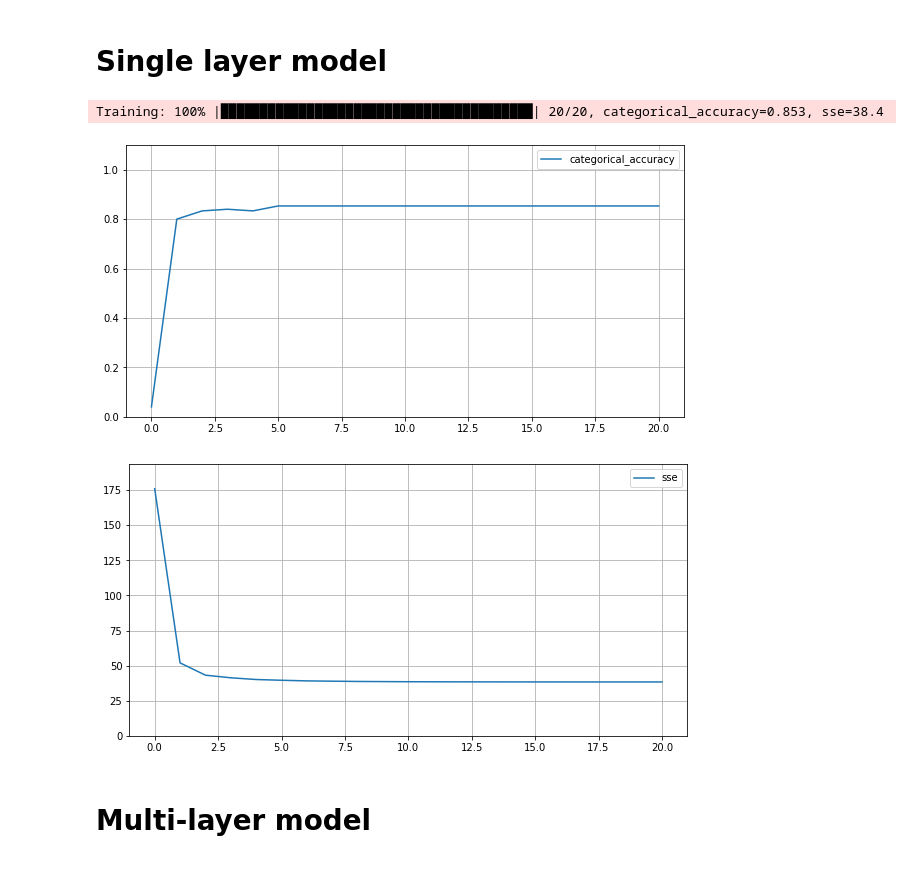
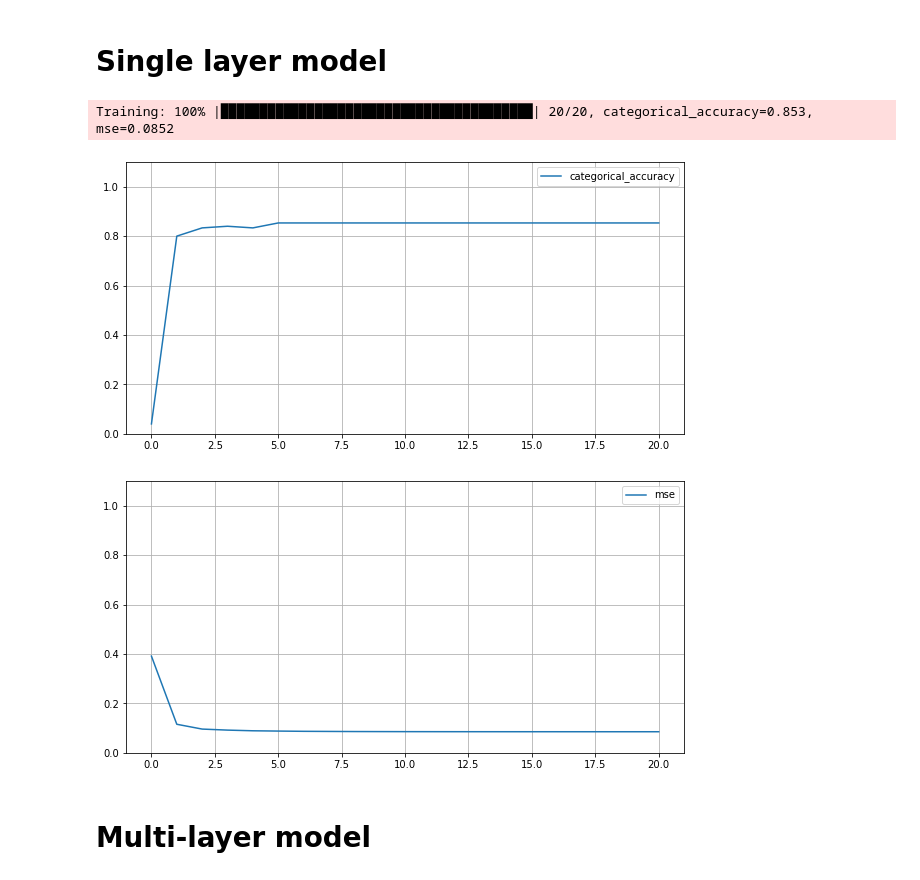
Before and after one commit to FilipHanzel/perceptron, a Jupyter notebook: examples/iris/iris.ipynb, the cells around one changed output. Drawn from its saved outputs; the diff is of its cells as text; code cells hidden in the pictures.

```diff
--- a/examples/iris.ipynb
+++ b/examples/iris/iris.ipynb
@@ -51,38 +51,40 @@ epochs = 20
 
 history = model.train(
     training_inputs=features,
     training_targets=targets,
     epochs=epochs,
     base_learning_rate=0.01,
     learning_rate_decay="step",
-    metrics=["categorical_accuracy", "sse"],
+    metrics=["categorical_accuracy", "mse"],
 )
 
 fig = plt.figure(figsize=(10, 5))
 ax = fig.add_subplot()
 
 ax.plot(
     range(epochs + 1), history["categorical_accuracy"], label="categorical_accuracy"
 )
 
 ax.set_ylim(bottom=0, top=1.1)
 ax.grid()
 ax.legend()
 plt.show()
 
 fig = plt.figure(figsize=(10, 5))
 ax = fig.add_subplot()
 
-ax.plot(range(epochs + 1), history["sse"], label="sse")
+ax.plot(
+    range(epochs + 1), history["mse"], label="mse"
+)
 
-ax.set_ylim(bottom=0, top=max(history["sse"]) * 1.1)
+ax.set_ylim(bottom=0, top=1.1)
 ax.grid()
 ax.legend()
 plt.show()
 # %% [output]
-Training: 100% |████████████████████████████████████████| 20/20, categorical_accuracy=0.853, sse=38.4
+Training: 100% |████████████████████████████████████████| 20/20, categorical_accuracy=0.853, mse=0.0852
 [figure]
-[figure, old version]
+[figure, new version]
 # %% [markdown]
 # Multi-layer model
 # %%
```
Also changed, not shown: parts of 4 cells of this notebook, 11 other files.
